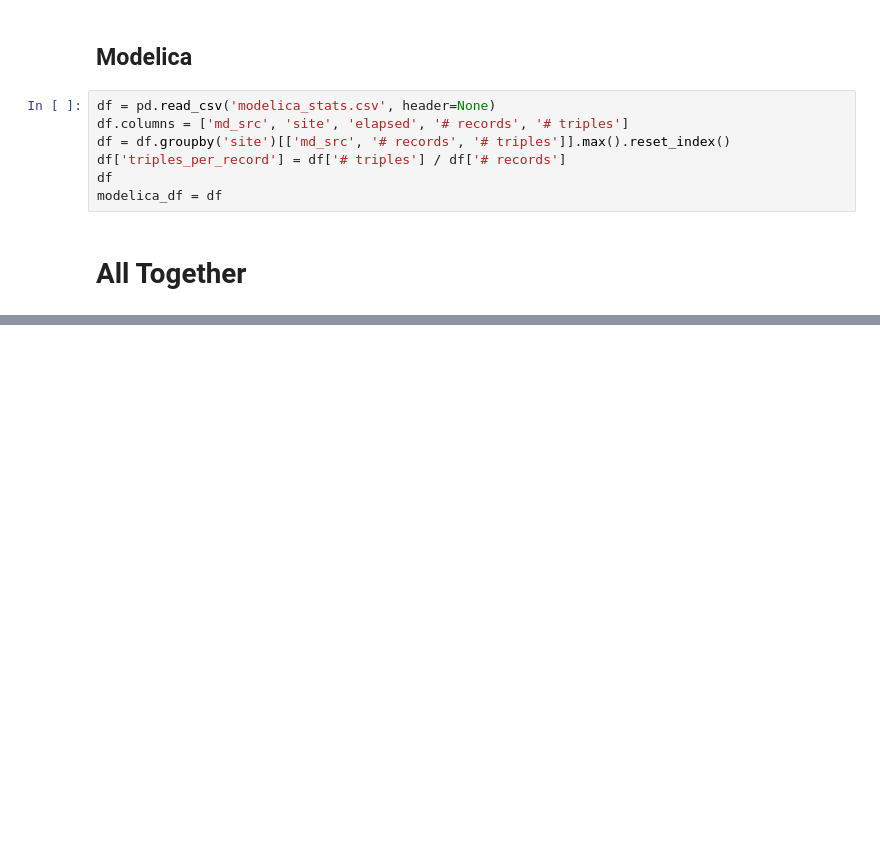
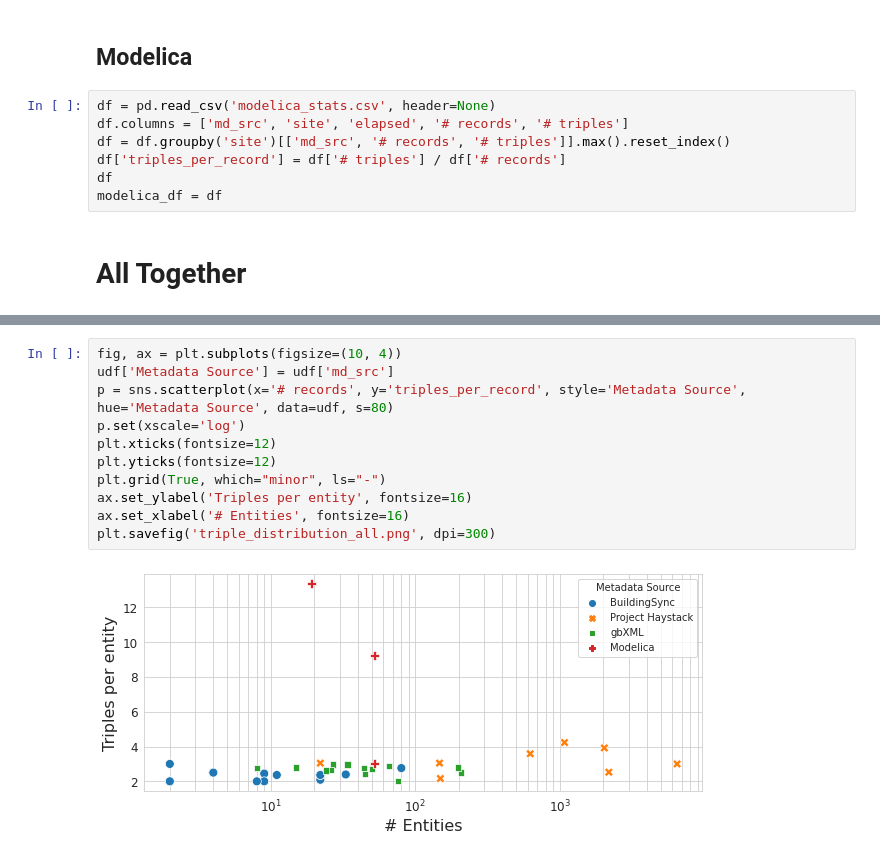
Before and after one commit to gtfierro/shepherding-metadata, a Jupyter notebook: evaluation/Analysis.ipynb, the cells around one changed output, grey strips where cells are left out. Saved outputs shown, nothing was run; the diff lists cells and outputs as text; blank space fills up the shorter version.

```diff
--- a/evaluation/Analysis.ipynb
+++ b/evaluation/Analysis.ipynb
@@ -117,0 +134,13 @@ plt.savefig('triples_dist.png')
+# %%
+fig, ax = plt.subplots(figsize=(10, 4))
+udf['Metadata Source'] = udf['md_src']
+p = sns.scatterplot(x='# records', y='triples_per_record', style='Metadata Source', hue='Metadata Source', data=udf, s=80)
+p.set(xscale='log')
+plt.xticks(fontsize=12)
+plt.yticks(fontsize=12)
+plt.grid(True, which="minor", ls="-")
+ax.set_ylabel('Triples per entity', fontsize=16)
+ax.set_xlabel('# Entities', fontsize=16)
+plt.savefig('triple_distribution_all.png', dpi=300)
+# %% [output]
+[figure, added]
```
Also changed, not shown: parts of 5 cells of this notebook.
